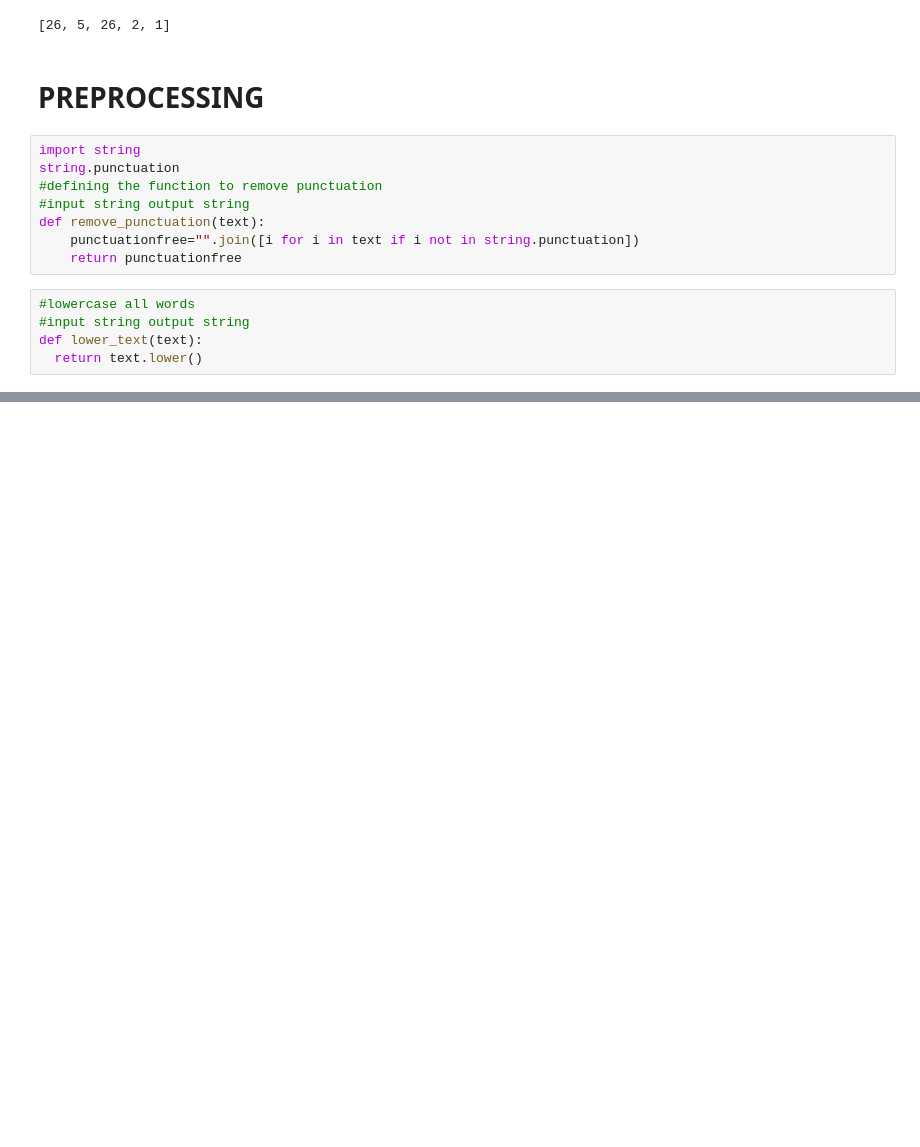
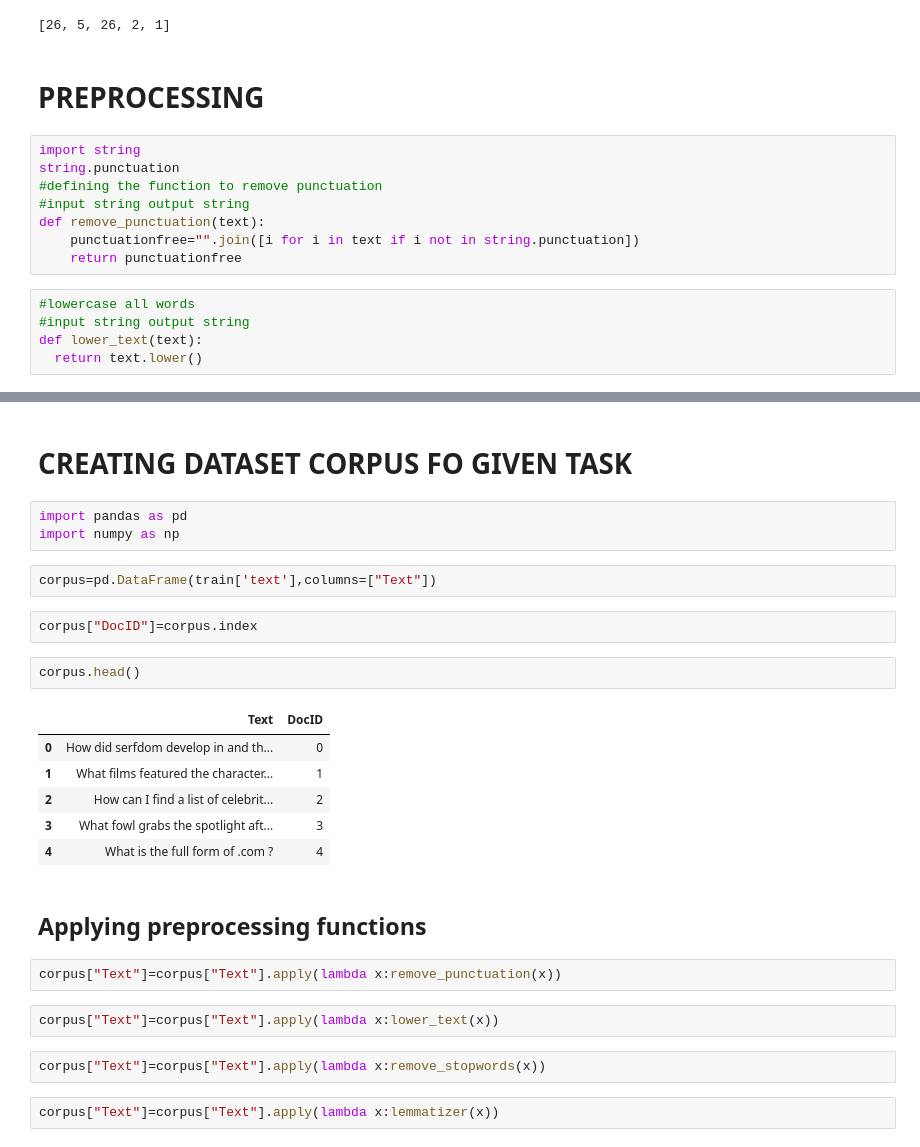
Before and after one commit to CoderCatA5/aiwr-assignments, a Jupyter notebook: Assignment1.ipynb, the cells around one changed output, grey strips where cells are left out. Cells and saved outputs as stored; diff of their text form; blank space fills up the shorter version.

Commit message:
Added Feature : Preprocessing done(without tokenisation)

```diff
--- a/Assignment1.ipynb
+++ b/Assignment1.ipynb
@@ -102,0 +107,28 @@ def lemmatizer(text):
+# %% [markdown]
+# CREATING DATASET CORPUS FO GIVEN TASK
+# %%
+import pandas as pd
+import numpy as np
+# %%
+corpus=pd.DataFrame(train['text'],columns=["Text"])
+# %%
+corpus["DocID"]=corpus.index
+# %%
+corpus.head()
+# %% [output]
+|  | Text | DocID |
+| 0 | How did serfdom develop in and th... | 0 |
+| 1 | What films featured the character... | 1 |
+| 2 | How can I find a list of celebrit... | 2 |
+| 3 | What fowl grabs the spotlight aft... | 3 |
+| 4 | What is the full form of .com ? | 4 |
+# %% [markdown]
+## Applying preprocessing functions
+# %%
+corpus["Text"]=corpus["Text"].apply(lambda x:remove_punctuation(x))
+# %%
+corpus["Text"]=corpus["Text"].apply(lambda x:lower_text(x))
+# %%
+corpus["Text"]=corpus["Text"].apply(lambda x:remove_stopwords(x))
+# %%
+corpus["Text"]=corpus["Text"].apply(lambda x:lemmatizer(x))
```
Also changed, not shown: parts of 6 cells of this notebook.
